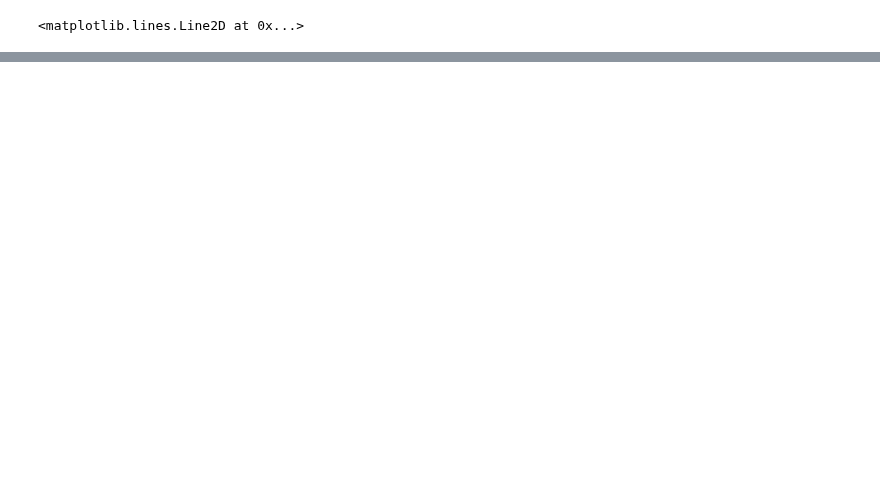
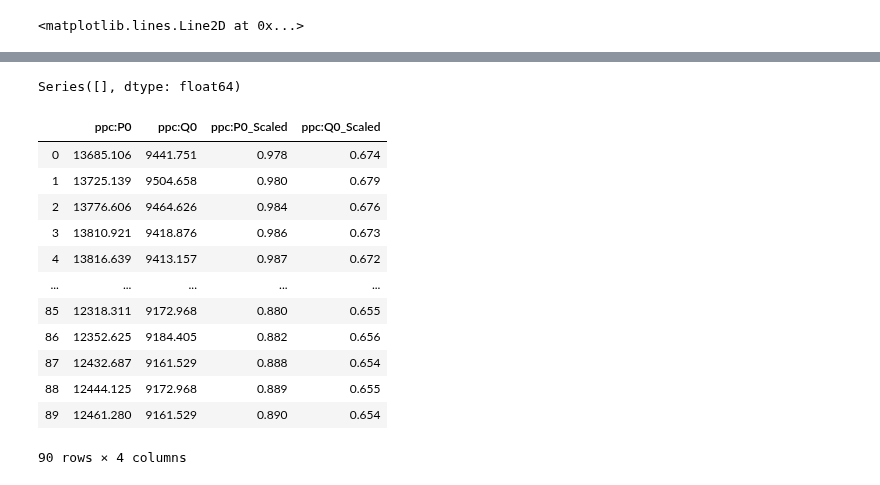
Before and after one commit to skont21/my_python_repository, a Jupyter notebook: plotly/Plot.ipynb, the cells around one changed output, grey strips where cells are left out. Saved outputs shown, nothing was run; the diff lists cells and outputs as text; code cells hidden in the pictures; blank space fills up the shorter version.

```diff
--- a/plotly/Plot.ipynb
+++ b/plotly/Plot.ipynb
@@ -182,7 +145,0 @@ from colorutils import *
-# %%
-x=fig.axes[0].get_xlim()[0]+(fig.axes[0].get_xlim()[1]-fig.axes[0].get_xlim()[0])/2
-y=fig.axes[0].get_ylim()[0]+(fig.axes[0].get_ylim()[1]-fig.axes[0].get_ylim()[0])/10
-xstart = fig.axes[0].get_xlim()[0]+(fig.axes[0].get_xlim()[1]-fig.axes[0].get_xlim()[0])/10
-c='#FFFFFF'
-arrow_line = fig.axes[0].annotate(s="",xy=(x,y),xytext=(xstart,y), arrowprops=dict(lw=2,arrowstyle='-',color=c,ls='-',alpha=1),picker=5)
-fig.canvas.draw_idle()
@@ -245,0 +162,45 @@ td
+# %%
+t
+# %% [output]
+Series([], dtype: float64)
+# %%
+def get_data_from_csv(data_csv):
+    try:
+        data=pd.read_csv(data_csv,delimiter=" ")
+        if data.columns[0]!='TIME':
+            data=pd.read_csv(data_csv,delimiter=",")
+        if data.columns[0]=='TIME':
+            if "." in data['TIME'][0]:
+                data['TIME']= data['TIME'].str.split(".",n=1,expand=True)[0]
+            data['TIME']=data['TIME'].apply(lambda x : datetime.datetime.strptime(x, '%H:%M:%S'))
+
+        data.replace("---",np.NaN,inplace=True)
+        for col in data.select_dtypes('object').columns:
+            try:
+                data[col]=data[col].astype(float)
+            except ValueError:
+                continue
+        data = data.round(3)
+
+        return data
+    except FileNotFoundError as e:
+        print(e)
+        return e
+# %%
+data=get_data_from_csv('/home/skont/Desktop/pq_nomad.csv')
+# %%
+data
+# %% [output]
+|  | ppc:P0 | ppc:Q0 | ppc:P0_Scaled | ppc:Q0_Scaled |
+| 0 | 13685.106 | 9441.751 | 0.978 | 0.674 |
+| 1 | 13725.139 | 9504.658 | 0.980 | 0.679 |
+| 2 | 13776.606 | 9464.626 | 0.984 | 0.676 |
+| 3 | 13810.921 | 9418.876 | 0.986 | 0.673 |
+| 4 | 13816.639 | 9413.157 | 0.987 | 0.672 |
+| ... | ... | ... | ... | ... |
+| 85 | 12318.311 | 9172.968 | 0.880 | 0.655 |
+| 86 | 12352.625 | 9184.405 | 0.882 | 0.656 |
+| 87 | 12432.687 | 9161.529 | 0.888 | 0.654 |
+| 88 | 12444.125 | 9172.968 | 0.889 | 0.655 |
+| 89 | 12461.280 | 9161.529 | 0.890 | 0.654 |
+90 rows × 4 columns
```
Also changed, not shown: parts of 24 cells of this notebook, 1 other file.
